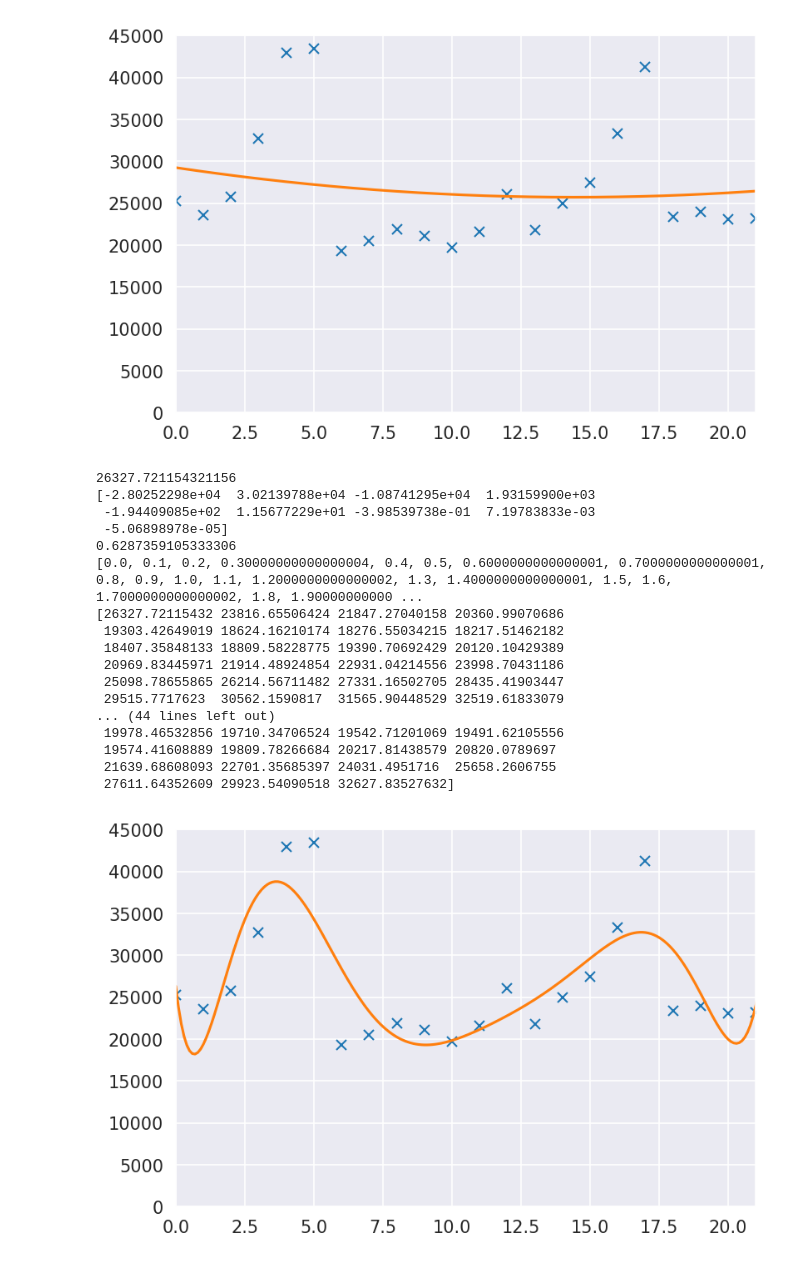
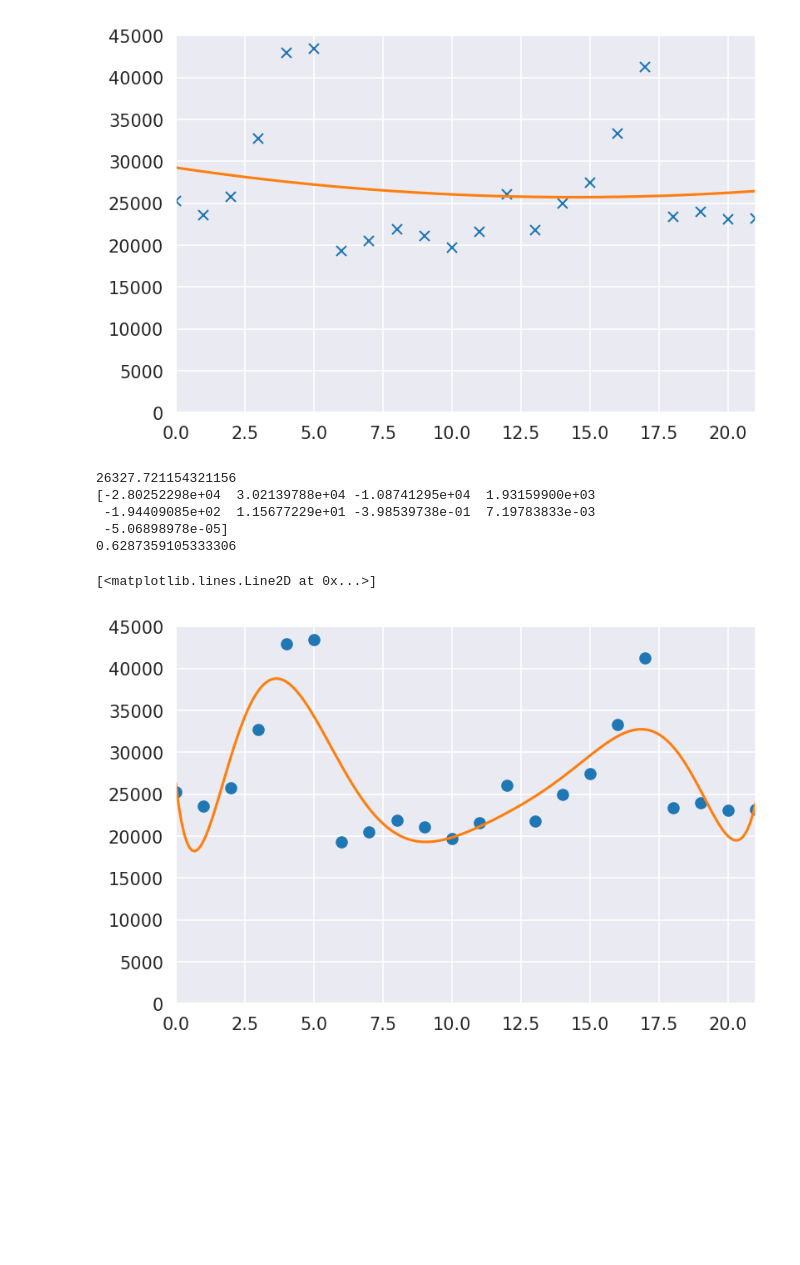
Before and after one commit to bainaryho/PotatoProject, a Jupyter notebook: BigdataProjectPotato.ipynb, the cells around one changed output. Cells and saved outputs as stored; diff of their text form; code cells hidden in the pictures; blank space fills up the shorter version.

```diff
--- a/BigdataProjectPotato.ipynb
+++ b/BigdataProjectPotato.ipynb
@@ -212,43 +210,28 @@ plt.plot(xp2, yp2)
 [figure]
 # %%
 X9 = [[x[k]**n for n in range(1,10)] for k in range(len(Data))]
-#이렇게 9번까지 반복하여 곡선의 정확도를 높혔다.
+#이렇게 선형회귀를 9번까지 반복하여 곡선의 정확도를 높혔다.
 
-# from sklearn import linear_model # already imported
 reg9 = linear_model.LinearRegression()
 reg9.fit(X9,y)
-#first =reg9.predict([[1]])
 print(reg9.intercept_)
 print(reg9.coef_)
 print(reg9.score(X9,y))
 
 xp9 = [0.1*k for k in range(215)]
 Xp9 = [[xp9[k]**n for n in range(1,10)] for k in range(215)]
 yp9 = reg9.predict(Xp9)
 
 plt.xlim(0,21)
 plt.ylim(0,45000)
-plt.plot(x, y, "x")
+plt.plot(x, y, "o")
 plt.plot(xp9, yp9)
-print(xp9)
-print(yp9)
 # %% [output]
 26327.721154321156
 [-2.80252298e+04  3.02139788e+04 -1.08741295e+04  1.93159900e+03
  -1.94409085e+02  1.15677229e+01 -3.98539738e-01  7.19783833e-03
  -5.06898978e-05]
 0.6287359105333306
-[0.0, 0.1, 0.2, 0.30000000000000004, 0.4, 0.5, 0.6000000000000001, 0.7000000000000001, 0.8, 0.9, 1.0, 1.1, 1.2000000000000002, 1.3, 1.4000000000000001, 1.5, 1.6, 1.7000000000000002, 1.8, 1.90000000000 ...
-[26327.72115432 23816.65506424 21847.27040158 20360.99070686
- 19303.42649019 18624.16210174 18276.55034215 18217.51462182
- 18407.35848133 18809.58228775 19390.70692429 20120.10429389
- 20969.83445971 21914.48924854 22931.04214556 23998.70431186
- 25098.78655865 26214.56711482 27331.16502705 28435.41903447
- 29515.7717623  30562.1590817  31565.90448529 32519.61833079
-... (44 lines left out)
- 19978.46532856 19710.34706524 19542.71201069 19491.62105556
- 19574.41608889 19809.78266684 20217.81438579 20820.0789697
- 21639.68608093 22701.35685397 24031.4951716  25658.2606755
- 27611.64352609 29923.54090518 32627.83527632]
+[<matplotlib.lines.Line2D at 0x...>]
-[figure, old version]
+[figure, new version]
 # %%
```
Also changed, not shown: parts of 7 cells of this notebook.
